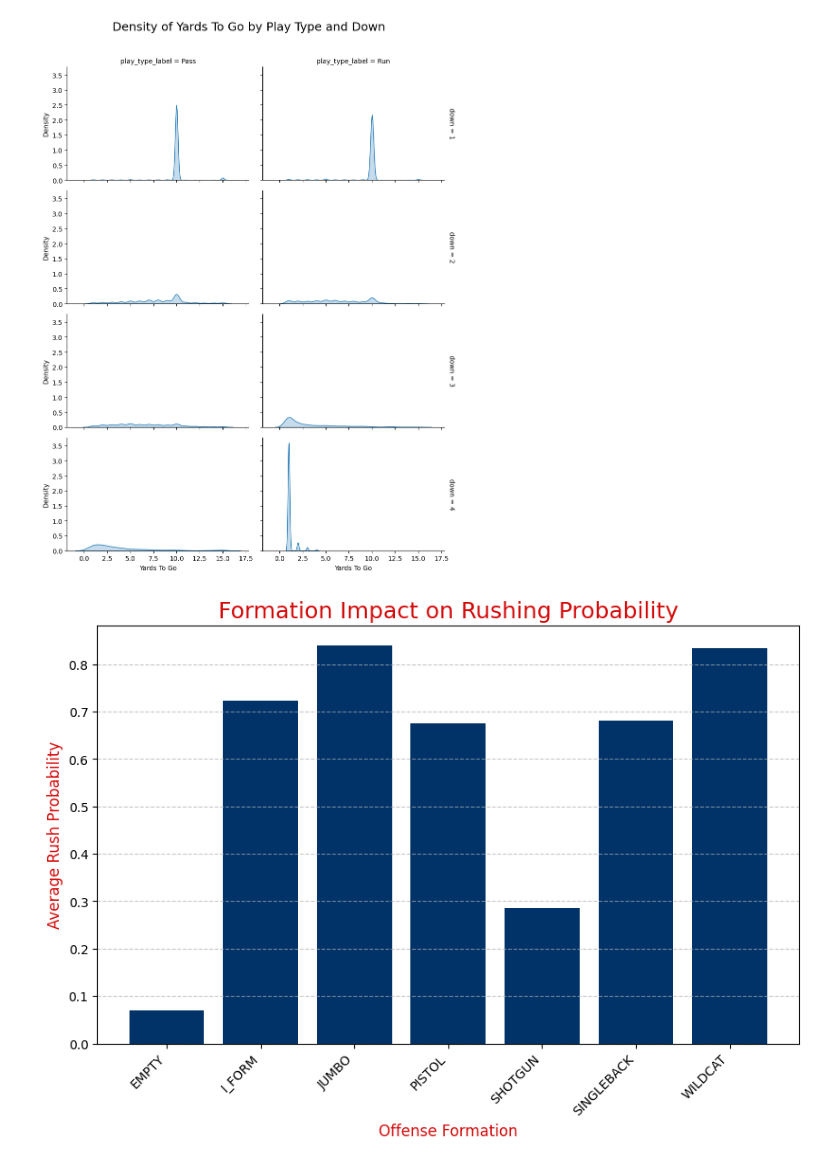
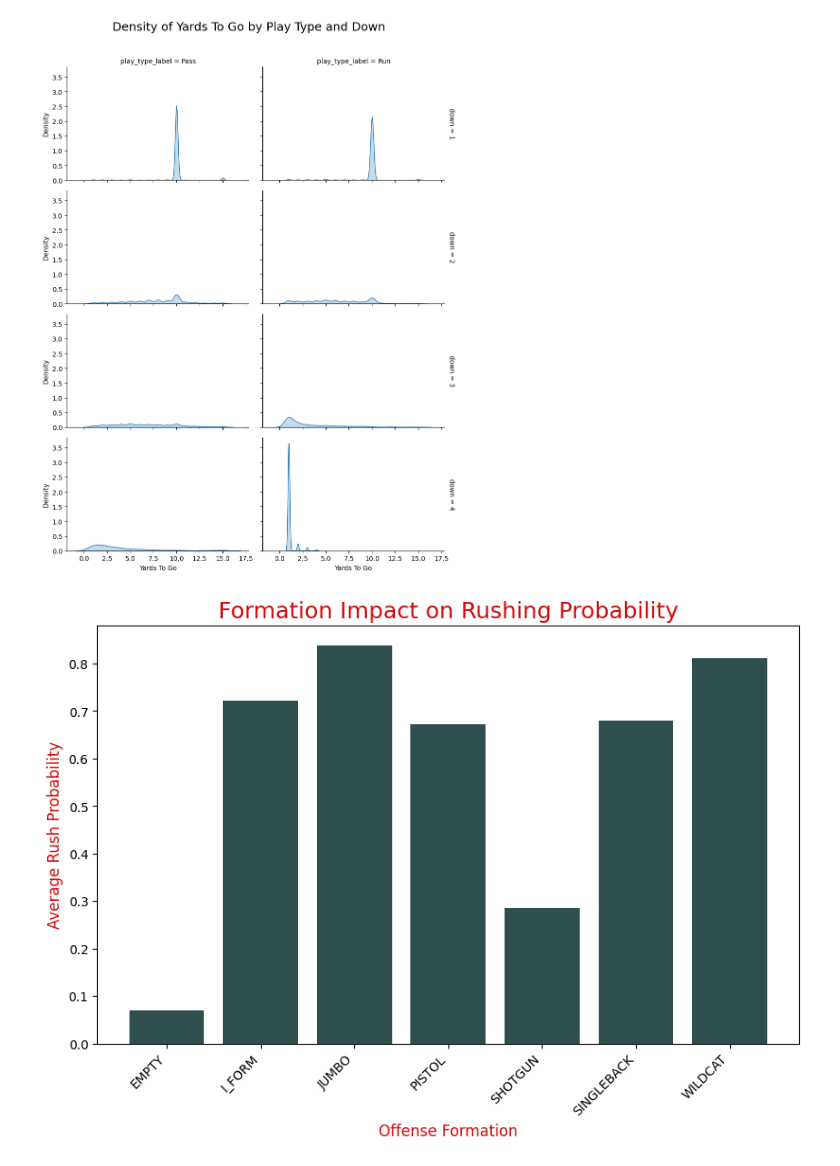
Before and after one commit to ajmoore12/BDB_2025, a Jupyter notebook: Code/Databowl_graphics (1).ipynb, the cells around one changed output. Drawn from its saved outputs; the diff is of its cells as text; code cells hidden in the pictures.

```diff
--- a/Code/Databowl_graphics (1).ipynb
+++ b/Code/Databowl_graphics (1).ipynb
@@ -7,7 +7,7 @@ pd.set_option('display.max_columns', None)
 # %%
 #NFL Colors
 nfl_red = "#D50A0A"  # NFL red
-nfl_blue = "#013369"  # Official NFL blue
+nfl_blue = "#2F4F4F"  # Official NFL blue
 # %%
 uploaded = files.upload()
 # %% [output]
@@ -16,4 +16,4 @@ Saving aggregated_final_df.csv to aggregated_final_df.csv
 # %%
-aggregated_final_df = pd.read_csv('aggregated_final_df.csv')
+aggregated_final_df = pd.read_csv('final_bdb_aggregated_data (1).csv')
 print(aggregated_final_df.shape)
 # %% [output]
@@ -21,10 +20,0 @@ print(aggregated_final_df.shape)
-# %%
-# Define the variables to check
-variables = ['rb_snap_motion', 'fb_snap_motion', 'te_snap_motion', 'wr_snap_motion']
-
-# Filter the DataFrame to keep only rows where at most one variable is equal to 1
-# Penalty to have more than one person in motion when the ball is snapped
-aggregated_final_df = aggregated_final_df[aggregated_final_df[variables].sum(axis=1) <= 1]
-
-# Display the result
-print(aggregated_final_df.shape)
@@ -54,24 +42,24 @@ print(aggregated_final_df.columns)
 # %%
 # Create motion type groups based on specified variables
 aggregated_final_df['Shift'] = (
-    'RB:' + aggregated_final_df['rb_shift'].astype(str) +
-    ' | FB:' + aggregated_final_df['fb_shift'].astype(str) +
-    ' | WR:' + aggregated_final_df['wr_shift'].astype(str) +
-    ' | TE:' + aggregated_final_df['te_shift'].astype(str)
+    'RB:' + aggregated_final_df['RB_shift'].astype(str) +
+    ' | FB:' + aggregated_final_df['FB_shift'].astype(str) +
+    ' | WR:' + aggregated_final_df['WR_shift'].astype(str) +
+    ' | TE:' + aggregated_final_df['TE_shift'].astype(str)
 )
 
 aggregated_final_df['Motion Pre-Snap'] = (
-    'RB:' + aggregated_final_df['rb_motion'].astype(str) +
-    ' | FB:' + aggregated_final_df['fb_motion'].astype(str) +
-    ' | WR:' + aggregated_final_df['wr_motion'].astype(str) +
-    ' | TE:' + aggregated_final_df['te_motion'].astype(str)
+    'RB:' + aggregated_final_df['RB_motion'].astype(str) +
+    ' | FB:' + aggregated_final_df['FB_motion'].astype(str) +
+    ' | WR:' + aggregated_final_df['WR_motion'].astype(str) +
+    ' | TE:' + aggregated_final_df['TE_motion'].astype(str)
 )
 
 aggregated_final_df['Motion at Snap'] = (
-    'RB:' + aggregated_final_df['rb_snap_motion'].astype(str) +
-    ' | FB:' + aggregated_final_df['fb_snap_motion'].astype(str) +
-    ' | WR:' + aggregated_final_df['wr_snap_motion'].astype(str) +
-    ' | TE:' + aggregated_final_df['te_snap_motion'].astype(str)
+    'RB:' + aggregated_final_df['RB_snap_motion'].astype(str) +
+    ' | FB:' + aggregated_final_df['FB_snap_motion'].astype(str) +
+    ' | WR:' + aggregated_final_df['WR_snap_motion'].astype(str) +
+    ' | TE:' + aggregated_final_df['TE_snap_motion'].astype(str)
 )
 
 # Group by each motion type and calculate probabilities for run and pass plays
@@ -415,15 +404,15 @@ plt.show()
 # %%
 #Formation Impact on Rushing
 plt.figure(figsize=(10, 6))
 plt.bar(formation_analysis['offenseFormation'], formation_analysis['avg_rush_probability'], color=nfl_blue)
 plt.title('Formation Impact on Rushing Probability', fontsize=18, color=nfl_red)
 plt.xlabel('Offense Formation', fontsize=12, color=nfl_red)
 plt.ylabel('Average Rush Probability', fontsize=12, color=nfl_red)
 plt.xticks(rotation=45, ha='right', fontsize=10)
-plt.grid(axis='y', linestyle='--', alpha=0.7)
+plt.grid(False)
 plt.show()
 # %% [output]
-[figure, old version]
+[figure, new version]
 # %%
 # Sort the DataFrame by 'avg_rush_probability' in descending order
 alignment_analysis_sorted = alignment_analysis.sort_values(by='avg_rush_probability', ascending=True)
```
Also changed, not shown: parts of 14 cells of this notebook.
